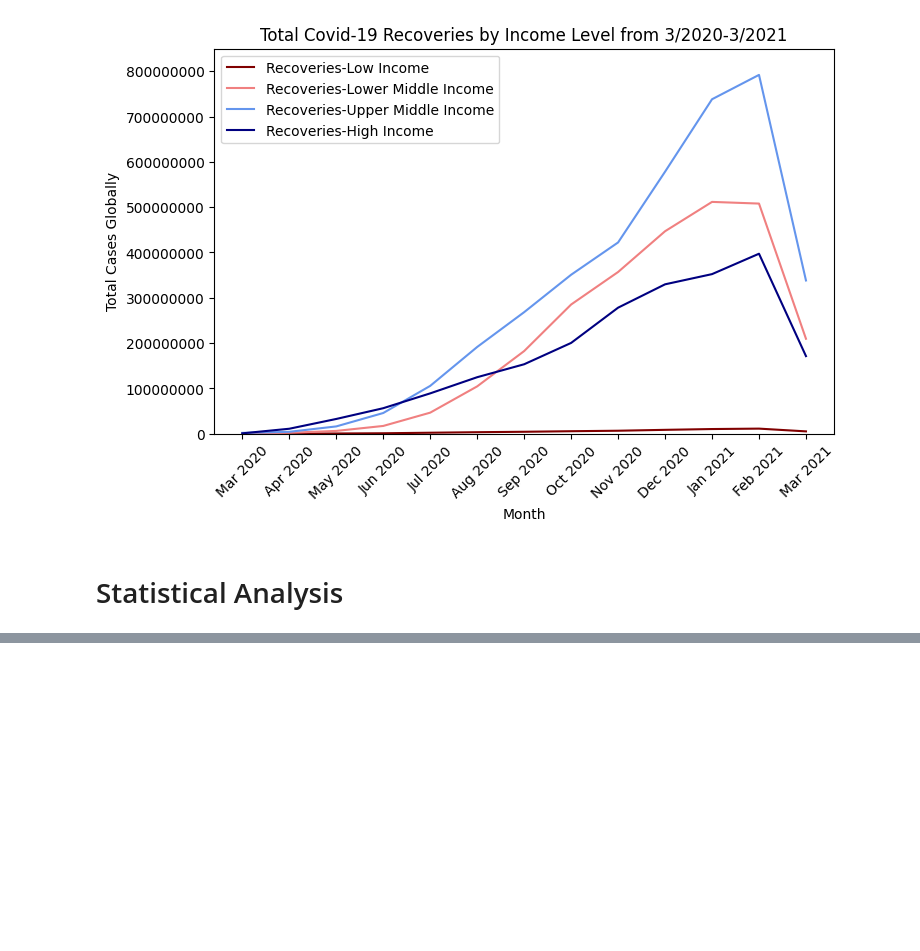
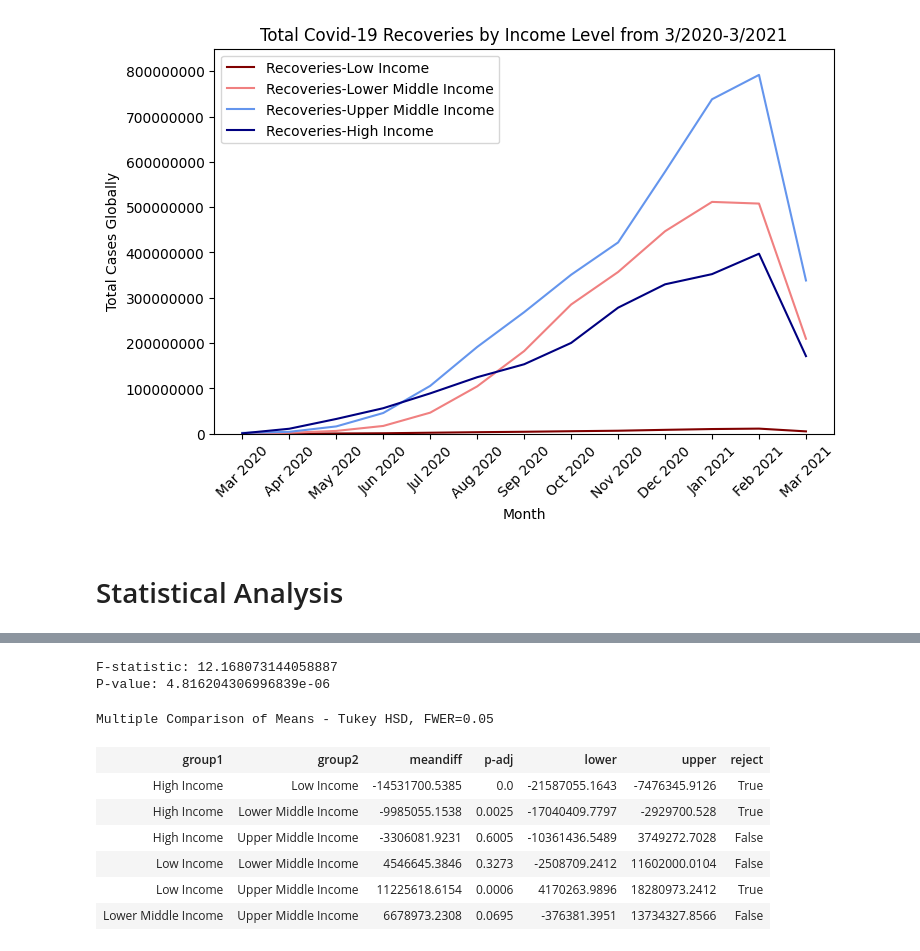
Before and after one commit to fow-jor08/Covid-19, a Jupyter notebook: Covid_19_Data_Set_Jordan_Fowler.ipynb, the cells around one changed output, grey strips where cells are left out. Saved outputs shown, nothing was run; the diff lists cells and outputs as text; code cells hidden in the pictures; blank space fills up the shorter version.

```diff
--- a/Covid_19_Data_Set_Jordan_Fowler.ipynb
+++ b/Covid_19_Data_Set_Jordan_Fowler.ipynb
@@ -523,0 +546,34 @@ plt.show()
+# %%
+#Null Hypothesis: There is no siginicant difference in Covid-19 death/recovery rates between income groups(Low, Lower middle, Upper middle, High)
+#Alt Hypothesis: There is a signicant difference in Covid-19 death/recovery rates between income groups(Low, Lower middle, Upper middle, High)
+
+#I need to reshape date from wide to long for anova
+death_by_income_long= death_by_income.reset_index().melt(id_vars="Date",var_name="Income Groups", value_name="Total Deaths")
+recovery_by_income_long=recovery_by_income.reset_index().melt(id_vars="Date",var_name="Income Groups", value_name="Total Recoveries")
+# %%
+
+#Testing Death Total vs Income
+Low_Income=death_by_income["Low Income"].values
+Lower_Middle_Income=death_by_income['Lower Middle Income'].values
+Upper_Middle_Income=death_by_income["Upper Middle Income"].values
+High_Income=death_by_income["High Income"].values
+
+f_statistic, p_value = f_oneway(Low_Income, Lower_Middle_Income, Upper_Middle_Income, High_Income)
+print(f"F-statistic: {f_statistic}")
+print(f"P-value: {p_value}")
+
+
+comp=mc.MultiComparison(death_by_income_long["Total Deaths"], death_by_income_long["Income Groups"])
+result=comp.tukeyhsd()
+result.summary()
+# %% [output]
+F-statistic: 12.168073144058887
+P-value: 4.816204306996839e-06
+Multiple Comparison of Means - Tukey HSD, FWER=0.05
+| group1 | group2 | meandiff | p-adj | lower | upper | reject |
+| High Income | Low Income | -14531700.5385 | 0.0 | -21587055.1643 | -7476345.9126 | True |
+| High Income | Lower Middle Income | -9985055.1538 | 0.0025 | -17040409.7797 | -2929700.528 | True |
+| High Income | Upper Middle Income | -3306081.9231 | 0.6005 | -10361436.5489 | 3749272.7028 | False |
+| Low Income | Lower Middle Income | 4546645.3846 | 0.3273 | -2508709.2412 | 11602000.0104 | False |
+| Low Income | Upper Middle Income | 11225618.6154 | 0.0006 | 4170263.9896 | 18280973.2412 | True |
+| Lower Middle Income | Upper Middle Income | 6678973.2308 | 0.0695 | -376381.3951 | 13734327.8566 | False |
```
Also changed, not shown: parts of 3 cells of this notebook.
